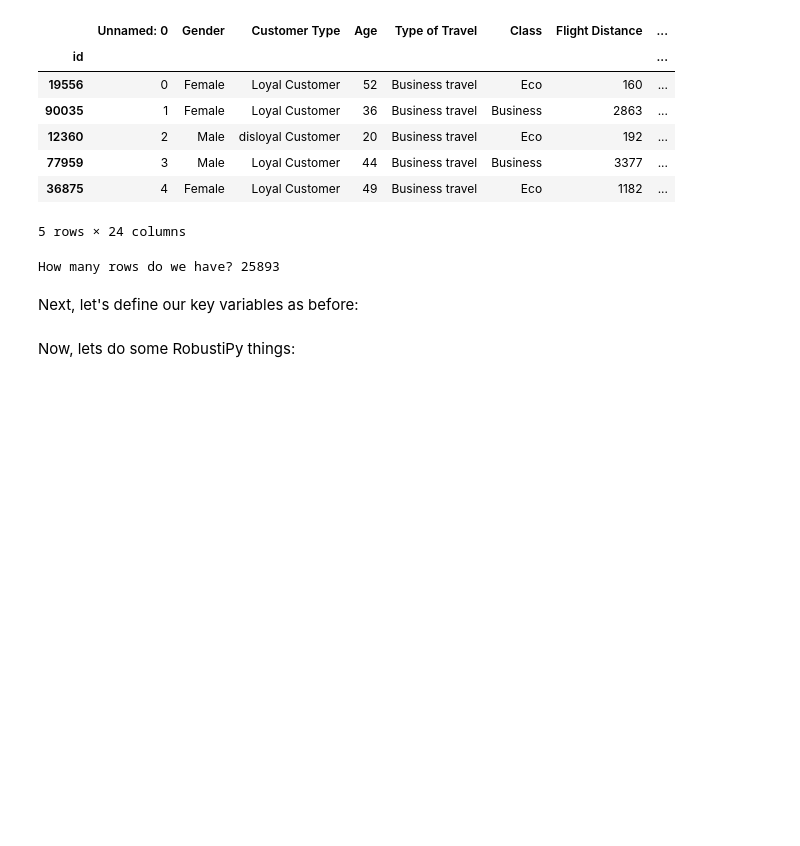
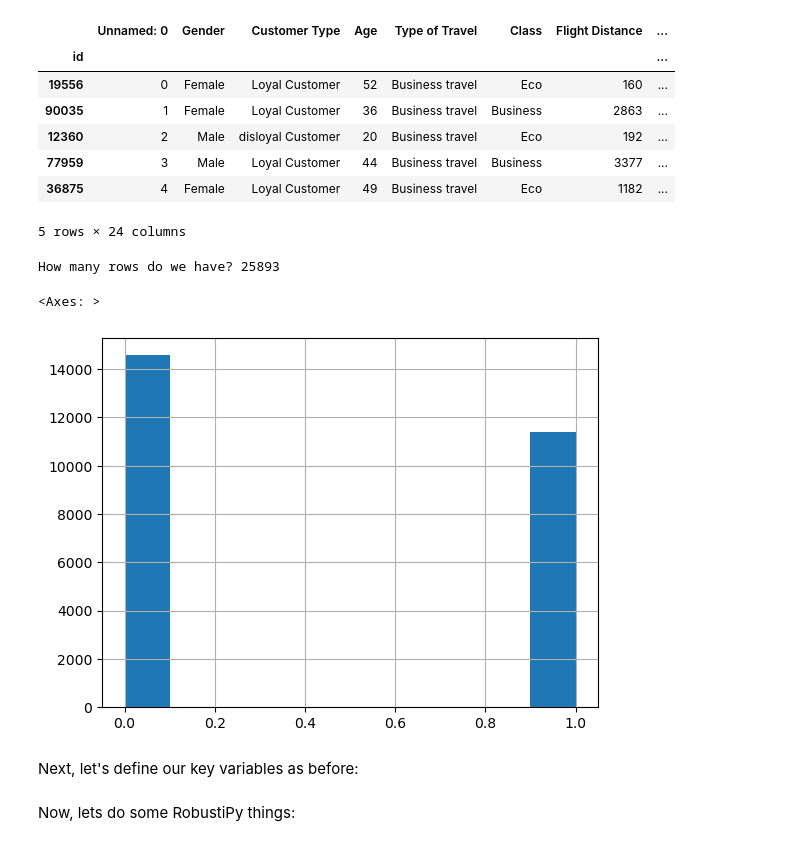
Before and after one commit to RobustiPy/robustipy, a Jupyter notebook: empirical_examples/empirical4_airline.ipynb, the cells around one changed output. Drawn from its saved outputs; the diff is of its cells as text; code cells hidden in the pictures; blank space fills up the shorter version.

```diff
--- a/empirical_examples/empirical4_airline.ipynb
+++ b/empirical_examples/empirical4_airline.ipynb
@@ -68,6 +68,11 @@ airline_df.head(5)
 print(f'How many rows do we have? {len(airline_df)}')
 # %% [output]
 How many rows do we have? 25893
+# %%
+df['satisfaction'].hist()
+# %% [output]
+<Axes: >
+[figure, added]
 # %% [markdown]
 Next, let's define our key variables as before:
 # %%
```
Also changed, not shown: parts of 3 cells of this notebook, 6 other files.
